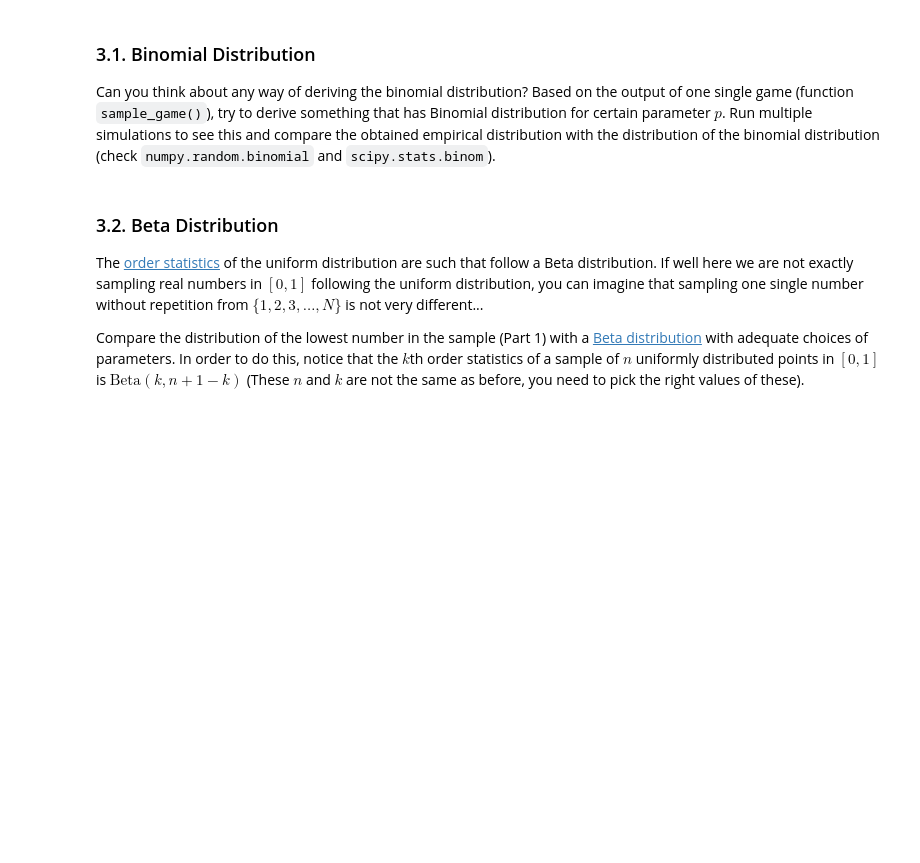
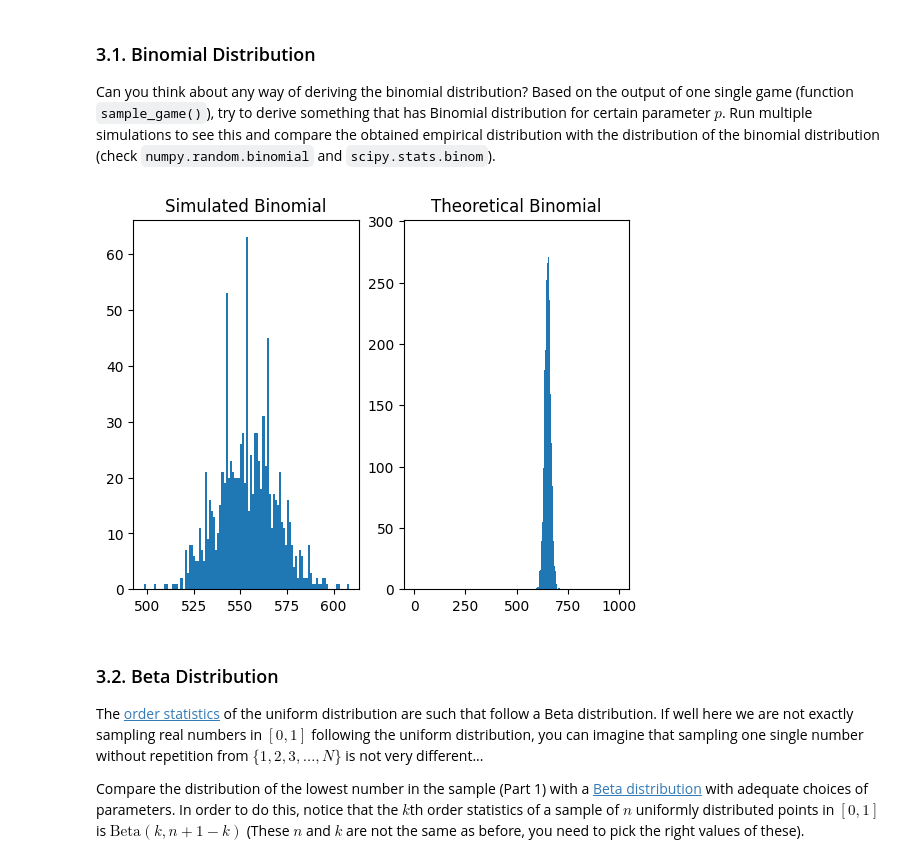
Before and after one commit to UCB-stat-201a-fall23/projectno1-themind-alt2177, a Jupyter notebook: Project01-TheMind.ipynb, the cells around one changed output. Drawn from its saved outputs; the diff is of its cells as text; code cells hidden in the pictures; blank space fills up the shorter version.

```diff
--- a/Project01-TheMind.ipynb
+++ b/Project01-TheMind.ipynb
@@ -248,7 +250,88 @@ For this section, we are going to use the random sampling generating process fro
 
 Can you think about any way of deriving the binomial distribution? Based on the output of one single game (function `sample_game()`), try to derive something that has Binomial distribution for certain parameter $p$. Run multiple simulations to see this and compare the obtained empirical distribution with the distribution of the binomial distribution (check `numpy.random.binomial` and `scipy.stats.binom`).
 # %%
-# To Do cell
+# To simulate binomial distribution, we create a sequence of Bernoulli r.v.
+# Since we know the distribution of minimum values is skewed right, we can use that to simulate the Bernoulli
+
+from scipy.stats import binom
+
+# Initialization
+N = 100
+n = 6
+k = 3
+t = 5
+n_iter = 1000
+
+# Creating functions for simulation
+def sim_bernoulli(N: int, n: int, k: int, t: int) -> int:
+    """Simulate a bernoulli r.v. by taking a sample of cards and asking if min of the sample is less than a threshold
+
+    Args:
+        N: Total number of cards
+        n: Number of players
+        k: Number of cards per player
+        t: Threshold for the minimum
+
+    Returns:
+        is_smaller: int representing a boolean
+    """
+    is_smaller = 1
+    cards = sample_cards(N, n, k)
+    if np.min(cards) < t:
+        return is_smaller
+    else:
+        is_smaller = 0
+        return is_smaller
+
+def sim_binomial(N: int, n: int, k: int, t: int, n_iter: int) -> int:
+    """Simulate a binomial r.v. using the bernoulli r.v.
+
+    Args:
+        N: Total number of cards
+        n: Number of players
+        k: Number of cards per player
+        t: Threshold for the minimum
+        n_iter: Number of simulation iterations
+
+    Returns:
+        success_count: number of successes in n_iter
+    """
+    success_count = 0
+    for i in range(n_iter):
+        if sim_bernoulli(N, n, k, t) == 1:
+            success_count += 1
+
+
+    return success_count
+
+def print_info(results: list):
+
+    binom_true = np.random.binomial(n_iter, 0.65, 10000)
+    bin = np.arange(0, n_iter, 1)
+
+    # Plotting
+    fig, axes = plt.subplots(1, 2)
+    axes[0].hist(results, bins = N)
+    axes[0].set_title("Simulated Binomial")
+    axes[1].hist(binom_true, bins = bin)
+    axes[1].set_title("Theoretical Binomial")
+    plt.show()
+
+
+
+def main():
+    # Simulation driver code
+    sim_results = []
+    for i in range(n_iter):
+        sim_results.append(sim_binomial(N, n, k, t, n_iter))
+
+    # Visualizing results
+    print_info(sim_results)
+
+if __name__ == "__main__":
+    main()
+# %% [output]
+[figure, added]
 # %% [markdown]
 ### 3.2. Beta Distribution
 
```
Also changed, not shown: parts of 10 cells of this notebook.
